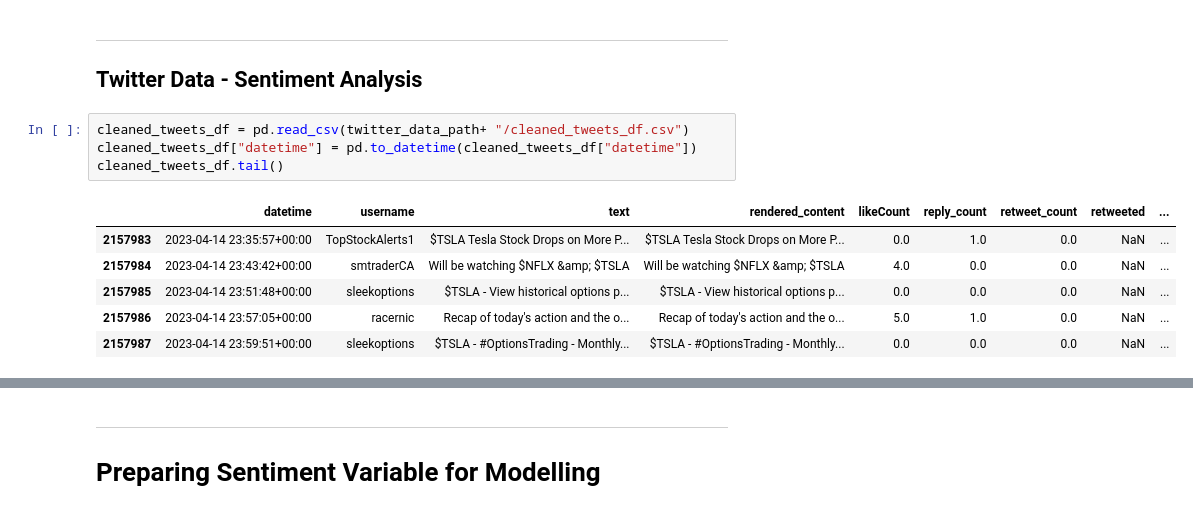
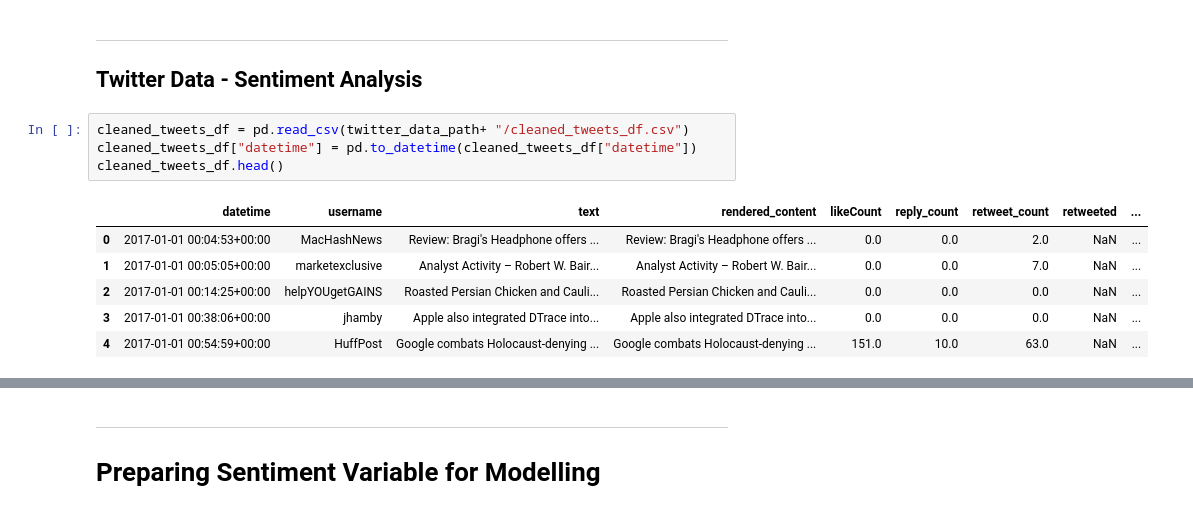
Before and after one commit to Diegozu97/thesis_code, a Jupyter notebook: 03_sentiment_modelling.ipynb, the cells around one changed output, grey strips where cells are left out. Drawn from its saved outputs; the diff is of its cells as text.

```diff
--- a/03_sentiment_modelling.ipynb
+++ b/03_sentiment_modelling.ipynb
@@ -222,11 +222,11 @@ def sentiment_analyzer(df, sent_col: str):
 # %%
 cleaned_tweets_df = pd.read_csv(twitter_data_path+ "/cleaned_tweets_df.csv")
 cleaned_tweets_df["datetime"] = pd.to_datetime(cleaned_tweets_df["datetime"])
-cleaned_tweets_df.tail()
+cleaned_tweets_df.head()
 # %% [output]
 |  | datetime | username | text | rendered_content | likeCount | reply_count | retweet_count | retweeted | ... |
-| 2157983 | 2023-04-14 23:35:57+00:00 | TopStockAlerts1 | $TSLA Tesla Stock Drops on More P... | $TSLA Tesla Stock Drops on More P... | 0.0 | 1.0 | 0.0 | NaN | ... |
-| 2157984 | 2023-04-14 23:43:42+00:00 | smtraderCA | Will be watching $NFLX &amp; $TSLA | Will be watching $NFLX &amp; $TSLA | 4.0 | 0.0 | 0.0 | NaN | ... |
-| 2157985 | 2023-04-14 23:51:48+00:00 | sleekoptions | $TSLA - View historical options p... | $TSLA - View historical options p... | 0.0 | 0.0 | 0.0 | NaN | ... |
-| 2157986 | 2023-04-14 23:57:05+00:00 | racernic | Recap of today's action and the o... | Recap of today's action and the o... | 5.0 | 1.0 | 0.0 | NaN | ... |
-| 2157987 | 2023-04-14 23:59:51+00:00 | sleekoptions | $TSLA - #OptionsTrading - Monthly... | $TSLA - #OptionsTrading - Monthly... | 0.0 | 0.0 | 0.0 | NaN | ... |
+| 0 | 2017-01-01 00:04:53+00:00 | MacHashNews | Review: Bragi's Headphone offers ... | Review: Bragi's Headphone offers ... | 0.0 | 0.0 | 2.0 | NaN | ... |
+| 1 | 2017-01-01 00:05:05+00:00 | marketexclusive | Analyst Activity – Robert W. Bair... | Analyst Activity – Robert W. Bair... | 0.0 | 0.0 | 7.0 | NaN | ... |
+| 2 | 2017-01-01 00:14:25+00:00 | helpYOUgetGAINS | Roasted Persian Chicken and Cauli... | Roasted Persian Chicken and Cauli... | 0.0 | 0.0 | 0.0 | NaN | ... |
+| 3 | 2017-01-01 00:38:06+00:00 | jhamby | Apple also integrated DTrace into... | Apple also integrated DTrace into... | 0.0 | 0.0 | 0.0 | NaN | ... |
+| 4 | 2017-01-01 00:54:59+00:00 | HuffPost | Google combats Holocaust-denying ... | Google combats Holocaust-denying ... | 151.0 | 10.0 | 63.0 | NaN | ... |
```
Also changed, not shown: parts of 22 cells of this notebook.
